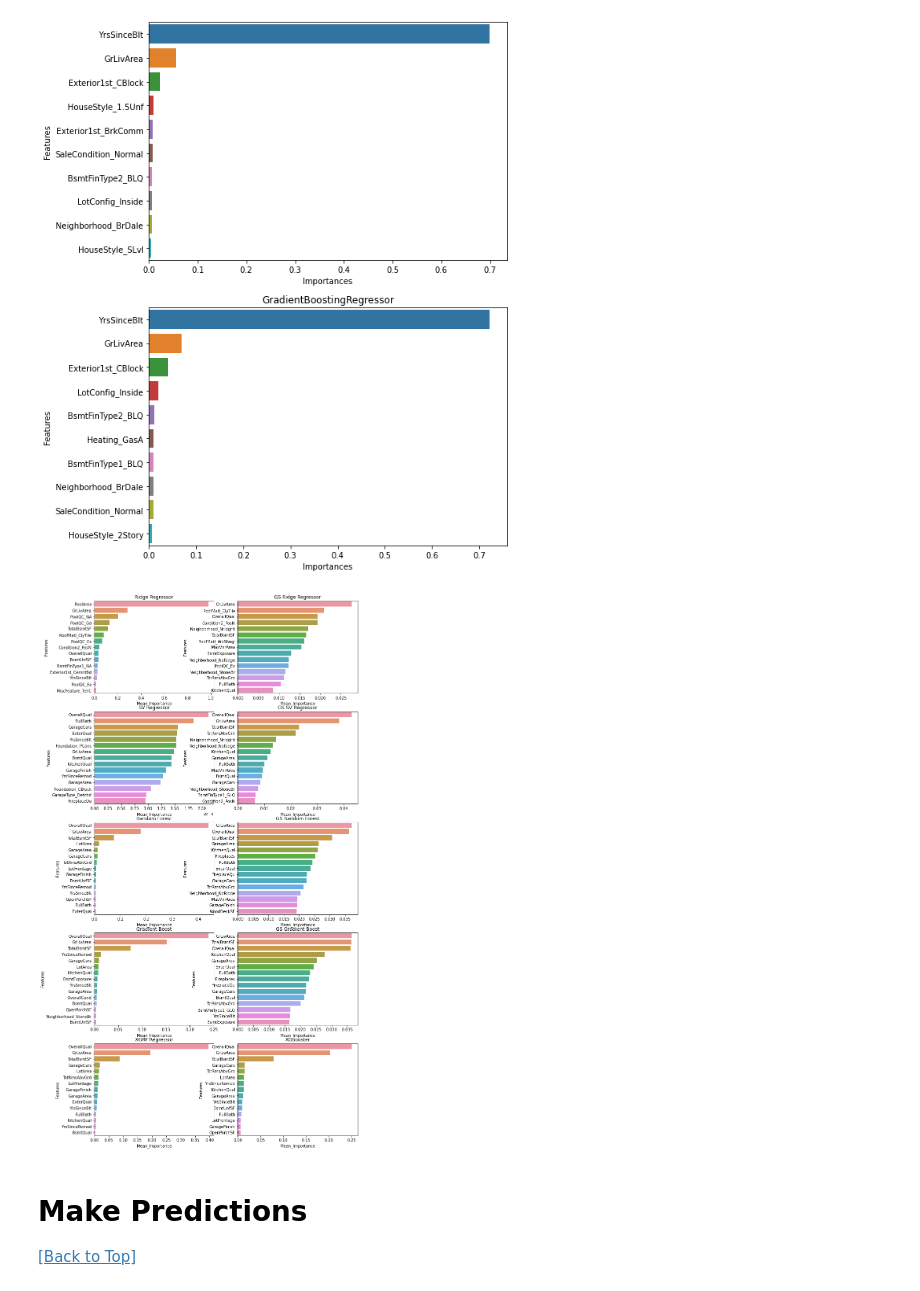
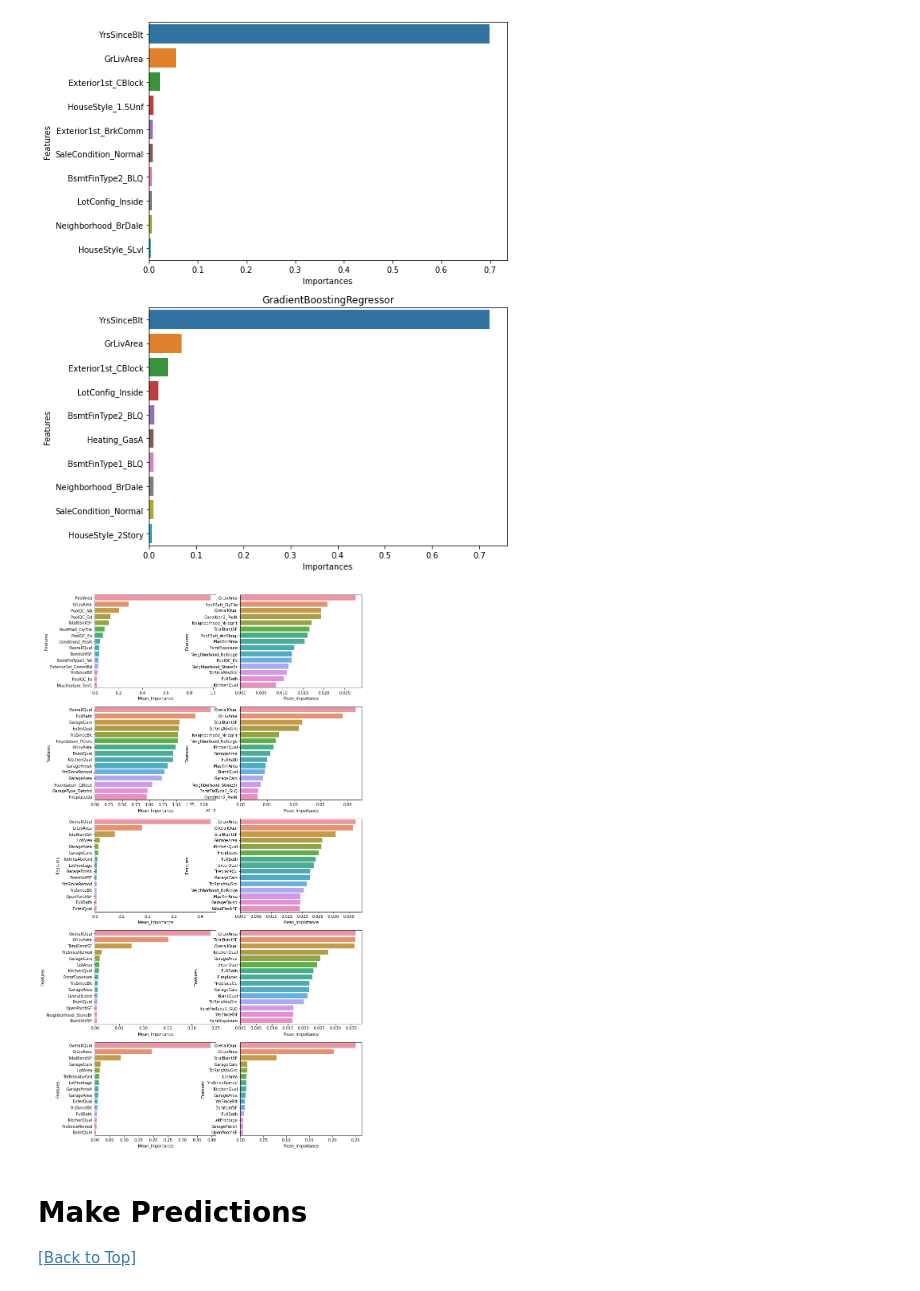
Before and after one commit to BaroqBard/IowaHousingPredictions, a Jupyter notebook: Iowa Housing Project - II. Modeling & Analysis.ipynb, the cells around one changed output. Saved outputs shown, nothing was run; the diff lists cells and outputs as text; code cells hidden in the pictures.

Commit message:
graphing updates

```diff
--- a/Iowa Housing Project - II. Modeling & Analysis.ipynb
+++ b/Iowa Housing Project - II. Modeling & Analysis.ipynb
@@ -251,12 +233,12 @@ Ridge Regressor Params: {'model__C': 100, 'model__gamma': 'scale', 'model__kerne
 ### Random Forest Regressor ###
 ###############################
 
-randomForest = ensemble.RandomForestRegressor(n_jobs = -2,random_state = 430)
+randomForest2 = ensemble.RandomForestRegressor(n_jobs = -2,random_state = 430)
 pca = PCA(random_state=430)
 
 # pipe & search
 pipeline = Pipeline(steps=[('pca', pca),
-                          ('model', randomForest)])
+                          ('model', randomForest2)])
 rf_grid = {'pca__n_components': range(50, x_train.shape[1]),
           'model__n_estimators': [500, 750, 1000],
           'model__max_features': ['auto', 'sqrt', 'log2'],
@@ -282,12 +264,12 @@ RandomForest Params: {'model__max_depth': 21, 'model__max_features': 'auto', 'mo
 ### Gradient Boost Regressor ###
 ################################
 
-gradientBoost = ensemble.GradientBoostingRegressor(random_state = 430)
+gradientBoost2 = ensemble.GradientBoostingRegressor(random_state = 430)
 pca = PCA(random_state=430)
 
 # pipe & search
 pipeline = Pipeline(steps=[('pca', pca),
-                          ('model', gradientBoost)])
+                          ('model', gradientBoost2)])
 gb_grid = {'pca__n_components': range(50, x_train.shape[1]),
           'model__learning_rate': [0.01, 0.1, 1],
           'model__n_estimators': [500, 750, 1000],
@@ -401,8 +383,6 @@ for ax, grid in zip(axs.flat, grids):
     sns.barplot(x = importance_df['Importances'], y=importance_df['Features'], ax=ax)
 # %% [output]
 [figure]
-# %%
-ax.set_yticklabels(rot)
 # %%
 ##############################
 ### Permutation Importance ###
@@ -412,36 +392,36 @@ from sklearn.inspection import permutation_importance
 
 # Collect all predictive models in use
 all_models = [ridge, gs_ridge, svr, gs_svr,
              randomForest, gs_randomForest,
              gradientBoost, gs_gradientBoost,
              xgForest, xgBooster]
 fig, axs = plt.subplots(5, 2, figsize=(12, 25))
 
 # Prepare Plot Names
 model_names = ['Ridge Regressor', 'GS Ridge Regressor',
               'SV Regressor', 'GS SV Regressor',
               'Random Forest', 'GS Random Forest',
               'Gradient Boost', 'GS Gradient Boost',
               'XGRF Regressor', 'XGBooster']
 m_idx = 0
 
 # Get Permutation Importance & Plot
 for ax, mod in zip(axs.flat, all_models):
     perms = permutation_importance(mod, x_train, y_train['SalePrice'],
                                   n_jobs=-2, random_state=430)
 
     # Generate Permutation DF
     perm_imp = pd.DataFrame({'Mean_Importance': list(perms['importances_mean']),
                             'Features': x_train.columns.to_list()})
     perm_imp = perm_imp.sort_values(by='Mean_Importance', ascending=False).head(15)
 
     # Plot
-    ax.set_title(model_names[m_idx])
+#     ax.set_title(model_names[m_idx])
     sns.barplot(x=perm_imp['Mean_Importance'], y=perm_imp['Features'], ax=ax)
-    ax.set_yticklabels(ax.get_xticklabels(), rotation=30)
+#     ax.set_yticklabels(ax.get_xticklabels(), rotation=30)
     m_idx += 1
 # %% [output]
-[figure, old version]
+[figure, new version]
 # %% [markdown]
 # Make Predictions
 [[Back to Top]](#Iowa-Housing-Pricing:-Modeling-&-Analysis)
```
Also changed, not shown: parts of 3 cells of this notebook.
